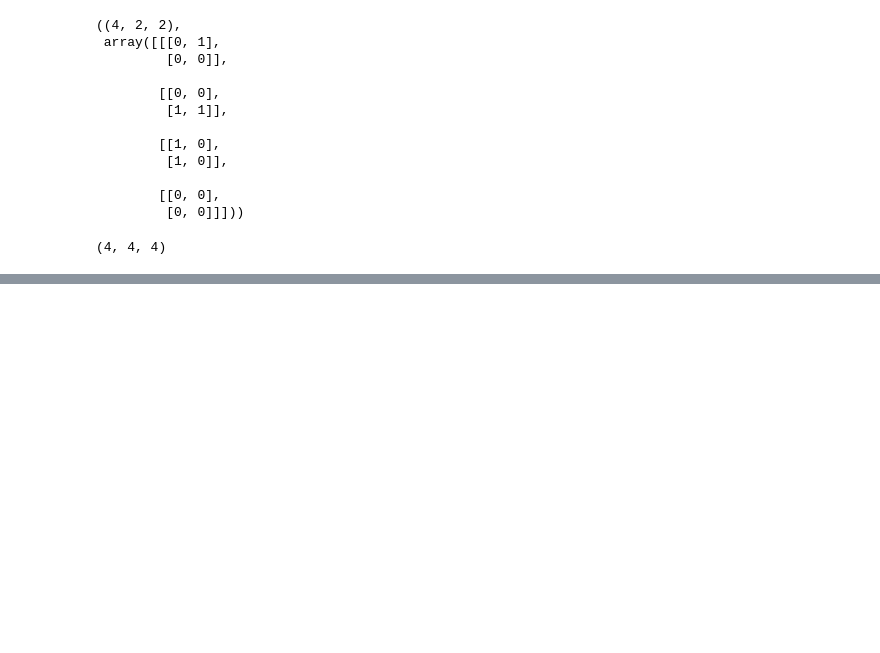
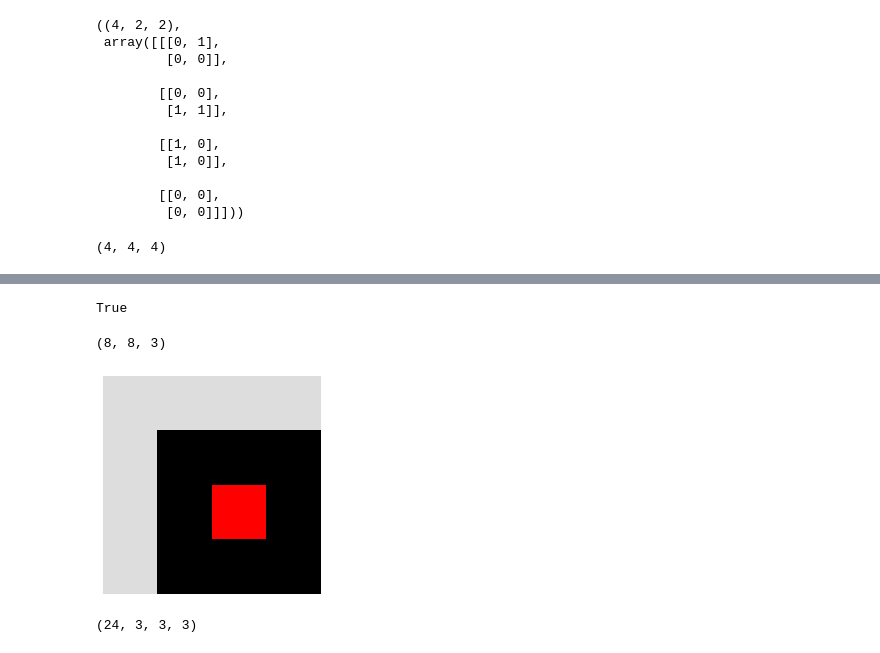
Before and after one commit to flpeters/TextureSynthesis, a Jupyter notebook: 00_Main.ipynb, the cells around one changed output, grey strips where cells are left out. Cells and saved outputs as stored; diff of their text form; code cells hidden in the pictures; blank space fills up the shorter version.

```diff
--- a/00_Main.ipynb
+++ b/00_Main.ipynb
@@ -843,0 +861,11 @@ Clipping input data to the valid range for imshow with RGB data ([0..1] for floa
+# %%
+ROOT = Path('./data/Samples')
+# %%
+# Sample = ROOT/'CavesSample.png'
+# Sample = ROOT/'CitySample.png'
+# Sample = ROOT/'FlowersSample.png'
+# Sample = ROOT/'HousesSample.png'
+Sample = ROOT/'MazeSample.png'
+Sample.is_file()
+# %% [output]
+True
@@ -843,0 +877,37 @@ Clipping input data to the valid range for imshow with RGB data ([0..1] for floa
+# %%
+SampleImage = cv2.imread(Sample.as_posix())
+# For some reason cv loads colors as BGR in this case? Swap them here to get RGB.
+SampleImage[:, :, [0, 2]] = SampleImage[:, :, [2, 0]]
+SampleX, SampleY, Channels = SampleImage.shape; SampleX, SampleY, Channels
+# %% [output]
+(8, 8, 3)
+# %%
+show_image(SampleImage)
+# %% [output]
+[figure, added]
+# %%
+OverhangX = SampleX % TileSize
+OverhangY = SampleY % TileSize
+Tiles = list()
+for OffsetX in range(TileSize):
+    for OffsetY in range (TileSize):
+        ToX    = SampleX - OverhangX + OffsetX
+        if ToX > SampleX: ToX -= TileSize # Works as long as 0 <= Offset <= TileSize
+        ToY    = SampleY - OverhangY + OffsetY
+        if ToY > SampleY: ToY -= TileSize # Works as long as 0 <= Offset <= TileSize
+
+        NrTilesX = (ToX - OffsetX) // TileSize
+        NrTilesY = (ToY - OffsetY) // TileSize
+
+        for T in SampleImage[OffsetX:ToX, OffsetY:ToY].reshape(NrTilesX, TileSize,
+                                                               NrTilesY, TileSize, Channels).swapaxes(1, 2):
+            if Deduplicate:
+                for T2 in T:
+                    for T3 in Tiles: # NOTE: Deduplicate Tiles
+                        if np.allclose(T2, T3): break
+                    else: Tiles.append(T2)
+            else: Tiles.extend(T)
+TilesMatrix = np.array(Tiles)
+TilesMatrix.shape
+# %% [output]
+(24, 3, 3, 3)
```
Also changed, not shown: parts of 75 cells of this notebook, 5 other files.
